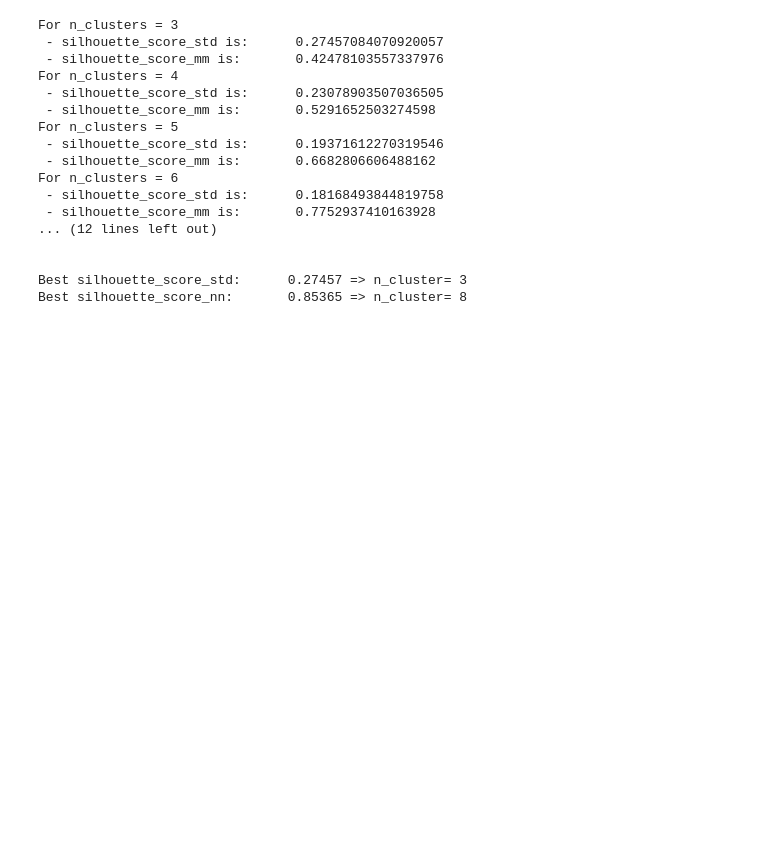
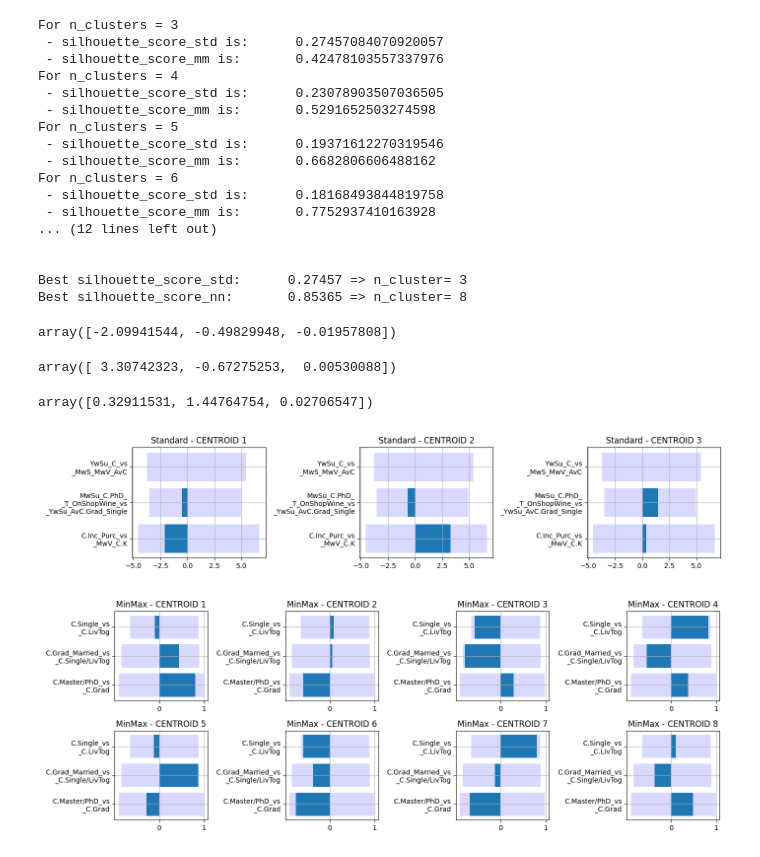
Before and after one commit to MarcoMungaiCoppolino/Data-Science-Portfolio, a Jupyter notebook: PROGETTO/HomeWork_1/MungaiCoppolinoPellegrino.ipynb, the cells around one changed output. Saved outputs shown, nothing was run; the diff lists cells and outputs as text; code cells hidden in the pictures; blank space fills up the shorter version.

```diff
--- a/PROGETTO/HomeWork_1/MungaiCoppolinoPellegrino.ipynb
+++ b/PROGETTO/HomeWork_1/MungaiCoppolinoPellegrino.ipynb
@@ -486,7 +487,6 @@ for i in range(len(k_list)):
     silcoeff_list_std.append(silhouette_avg_std)
     silcoeff_list_mm.append(silhouette_avg_mm)
 
-
     print(
         "For n_clusters =",
         k_list[i],
@@ -499,7 +499,7 @@ for i in range(len(k_list)):
 best_k_std = k_list[np.argmax(silcoeff_list_std)]
 best_k_mm = k_list[np.argmax(silcoeff_list_mm)]
 km_std = km_list_std[np.argmax(silcoeff_list_std)]
-km_mm = km_list_mm[np.argmax(silcoeff_list_std)]
+km_mm = km_list_mm[np.argmax(silcoeff_list_mm)]
 
 print(f'\n\nBest silhouette_score_std:\t{np.max(silcoeff_list_std):.5f} => n_cluster= {best_k_std}')
 print(f'Best silhouette_score_nn:\t{np.max(silcoeff_list_mm):.5f} => n_cluster= {best_k_mm}')
@@ -521,3 +521,41 @@ For n_clusters = 6
 
 Best silhouette_score_std:      0.27457 => n_cluster= 3
 Best silhouette_score_nn:       0.85365 => n_cluster= 8
+# %%
+maxs_std = Y_Xworkdf_std[:, 0:l_std].max(axis=0)
+mins_std = Y_Xworkdf_std[:, 0:l_std].min(axis=0)
+
+maxs_mm = Y_Xworkdf_mm.max(axis=0)
+mins_mm = Y_Xworkdf_mm.min(axis=0)
+
+fig_std, ax_std = plt.subplots(1, 3, figsize=(14, 3))
+for ii in range(3):
+    ax_std[ii].barh(np.arange(km_std.cluster_centers_.shape[1]), maxs_std, color='blue', alpha=0.15)
+    ax_std[ii].barh(np.arange(km_std.cluster_centers_.shape[1]), mins_std, color='blue', alpha=0.15)
+    ax_std[ii].barh(np.arange(km_std.cluster_centers_.shape[1]), km_std.cluster_centers_[ii, :])
+    display(km_std.cluster_centers_[ii, :])
+    ax_std[ii].set_yticks(ticks=np.arange(km_std.cluster_centers_.shape[1]))
+    ax_std[ii].set_yticklabels(labels=[stdPC1, stdPC2, stdPC3], rotation=0)  # Note the rotation value
+    ax_std[ii].grid(visible=True, which='both')
+    ax_std[ii].set_title(f'Standard - CENTROID {ii+1}')
+fig_std.tight_layout()
+
+fig_mm, ax_mm = plt.subplots(2, 4, figsize=(14, 5))
+num = 0
+for ii in range(2):
+    for jj in range(4):
+        ax_mm[ii,jj].barh(np.arange(km_mm.cluster_centers_.shape[1]), maxs_mm, color='blue', alpha=0.15)
+        ax_mm[ii,jj].barh(np.arange(km_mm.cluster_centers_.shape[1]), mins_mm, color='blue', alpha=0.15)
+        ax_mm[ii,jj].barh(np.arange(km_mm.cluster_centers_.shape[1]), km_mm.cluster_centers_[num, :])
+        ax_mm[ii,jj].set_yticks(ticks=np.arange(km_std.cluster_centers_.shape[1]))
+        ax_mm[ii,jj].set_yticklabels(labels=[mmPC1, mmPC2, mmPC3], rotation=0)
+        ax_mm[ii,jj].grid(visible=True, which='both')
+        ax_mm[ii,jj].set_title(f'MinMax - CENTROID {num+1}')
+        num += 1
+fig_mm.tight_layout()
+# %% [output]
+array([-2.09941544, -0.49829948, -0.01957808])
+array([ 3.30742323, -0.67275253,  0.00530088])
+array([0.32911531, 1.44764754, 0.02706547])
+[figure, added]
+[figure, added]
```
Also changed, not shown: parts of 10 cells of this notebook, 3 other files.
